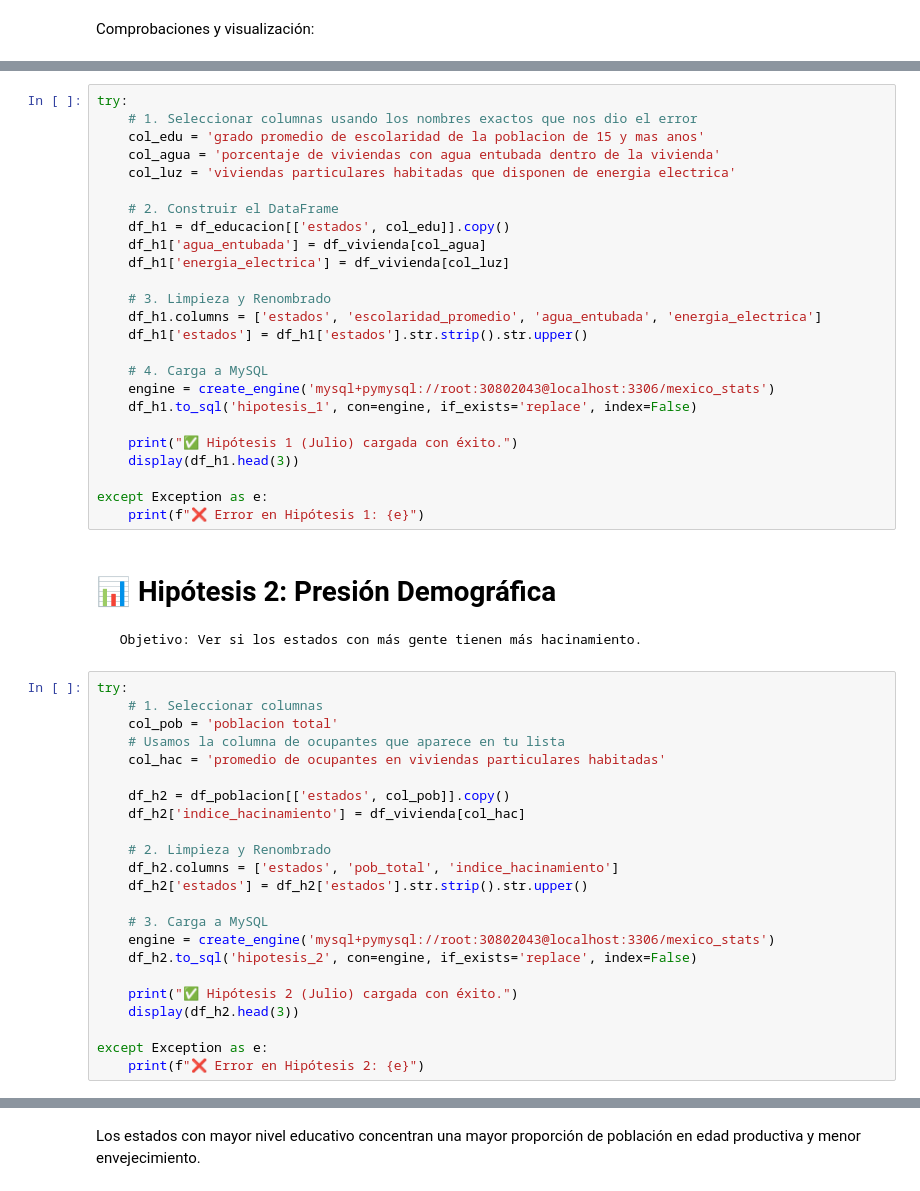
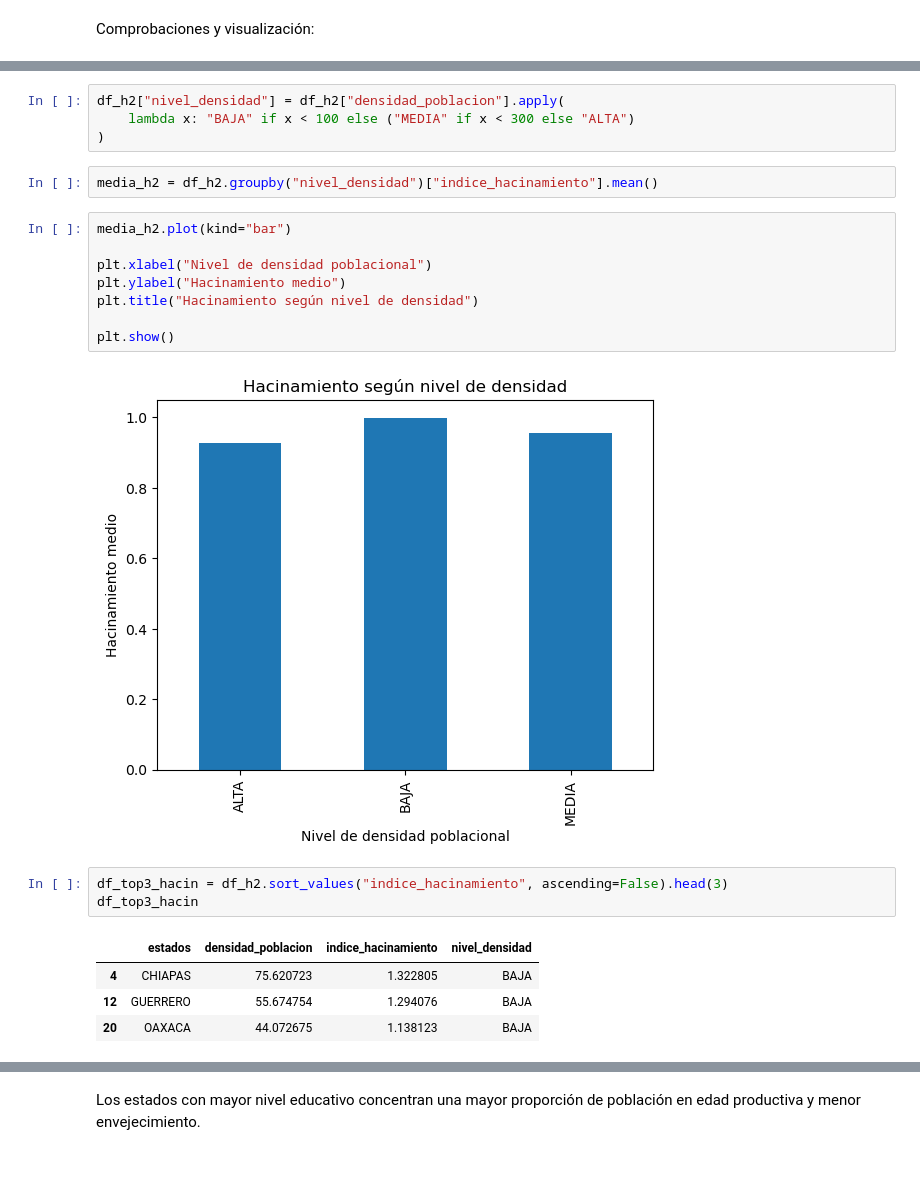
Before and after one commit to julio-bp/PROYECTO2, a Jupyter notebook: PROYECTO2.ipynb, the cells around one changed output, grey strips where cells are left out. Saved outputs shown, nothing was run; the diff lists cells and outputs as text.

Commit message:
actualizacion julio y orden notebook

```diff
--- a/PROYECTO2.ipynb
+++ b/PROYECTO2.ipynb
@@ -174,51 +514,24 @@ df_h3.to_sql('hipotesis_3', con=engine, if_exists='replace', index=False)
-# %%
-try:
-    # 1. Seleccionar columnas usando los nombres exactos que nos dio el error
-    col_edu = 'grado promedio de escolaridad de la poblacion de 15 y mas anos'
-    col_agua = 'porcentaje de viviendas con agua entubada dentro de la vivienda'
-    col_luz = 'viviendas particulares habitadas que disponen de energia electrica'
-
-    # 2. Construir el DataFrame
-    df_h1 = df_educacion[['estados', col_edu]].copy()
-    df_h1['agua_entubada'] = df_vivienda[col_agua]
-    df_h1['energia_electrica'] = df_vivienda[col_luz]
-
-    # 3. Limpieza y Renombrado
-    df_h1.columns = ['estados', 'escolaridad_promedio', 'agua_entubada', 'energia_electrica']
-    df_h1['estados'] = df_h1['estados'].str.strip().str.upper()
-
-    # 4. Carga a MySQL
-    engine = create_engine('mysql+pymysql://root:30802043@localhost:3306/mexico_stats')
-    df_h1.to_sql('hipotesis_1', con=engine, if_exists='replace', index=False)
-
-    print("✅ Hipótesis 1 (Julio) cargada con éxito.")
-    display(df_h1.head(3))
-
-except Exception as e:
-    print(f"❌ Error en Hipótesis 1: {e}")
-# %% [markdown]
-# 📊 Hipótesis 2: Presión Demográfica
-     Objetivo: Ver si los estados con más gente tienen más hacinamiento.
-# %%
-try:
-    # 1. Seleccionar columnas
-    col_pob = 'poblacion total'
-    # Usamos la columna de ocupantes que aparece en tu lista
-    col_hac = 'promedio de ocupantes en viviendas particulares habitadas'
-
-    df_h2 = df_poblacion[['estados', col_pob]].copy()
-    df_h2['indice_hacinamiento'] = df_vivienda[col_hac]
-
-    # 2. Limpieza y Renombrado
-    df_h2.columns = ['estados', 'pob_total', 'indice_hacinamiento']
-    df_h2['estados'] = df_h2['estados'].str.strip().str.upper()
-
-    # 3. Carga a MySQL
-    engine = create_engine('mysql+pymysql://root:30802043@localhost:3306/mexico_stats')
-    df_h2.to_sql('hipotesis_2', con=engine, if_exists='replace', index=False)
-
-    print("✅ Hipótesis 2 (Julio) cargada con éxito.")
-    display(df_h2.head(3))
-
-except Exception as e:
-    print(f"❌ Error en Hipótesis 2: {e}")
+# %%
+df_h2["nivel_densidad"] = df_h2["densidad_poblacion"].apply(
+    lambda x: "BAJA" if x < 100 else ("MEDIA" if x < 300 else "ALTA")
+)
+# %%
+media_h2 = df_h2.groupby("nivel_densidad")["indice_hacinamiento"].mean()
+# %%
+media_h2.plot(kind="bar")
+
+plt.xlabel("Nivel de densidad poblacional")
+plt.ylabel("Hacinamiento medio")
+plt.title("Hacinamiento según nivel de densidad")
+
+plt.show()
+# %% [output]
+[figure, added]
+# %%
+df_top3_hacin = df_h2.sort_values("indice_hacinamiento", ascending=False).head(3)
+df_top3_hacin
+# %% [output]
+|  | estados | densidad_poblacion | indice_hacinamiento | nivel_densidad |
+| 4 | CHIAPAS | 75.620723 | 1.322805 | BAJA |
+| 12 | GUERRERO | 55.674754 | 1.294076 | BAJA |
+| 20 | OAXACA | 44.072675 | 1.138123 | BAJA |
```
Also changed, not shown: parts of 87 cells of this notebook, 2 other files.
